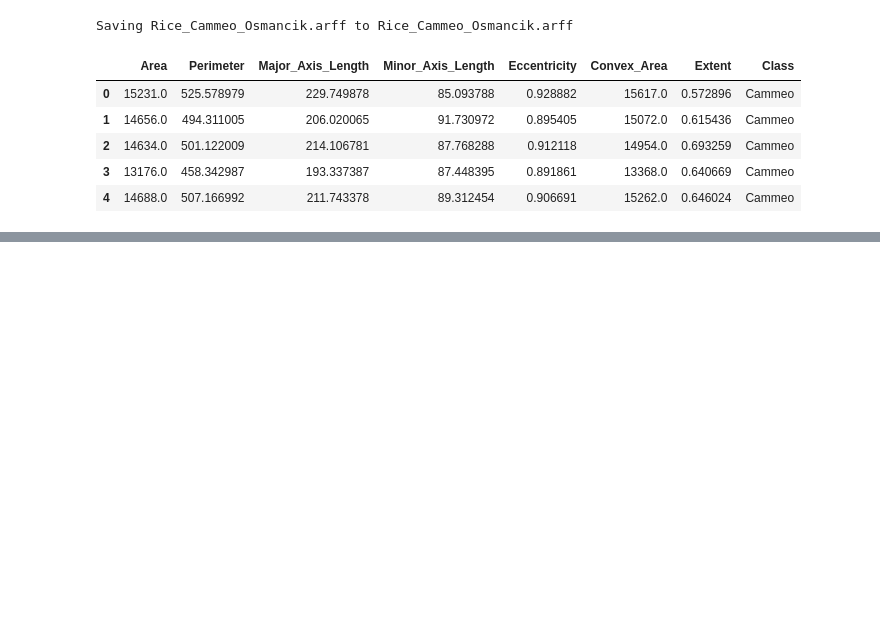
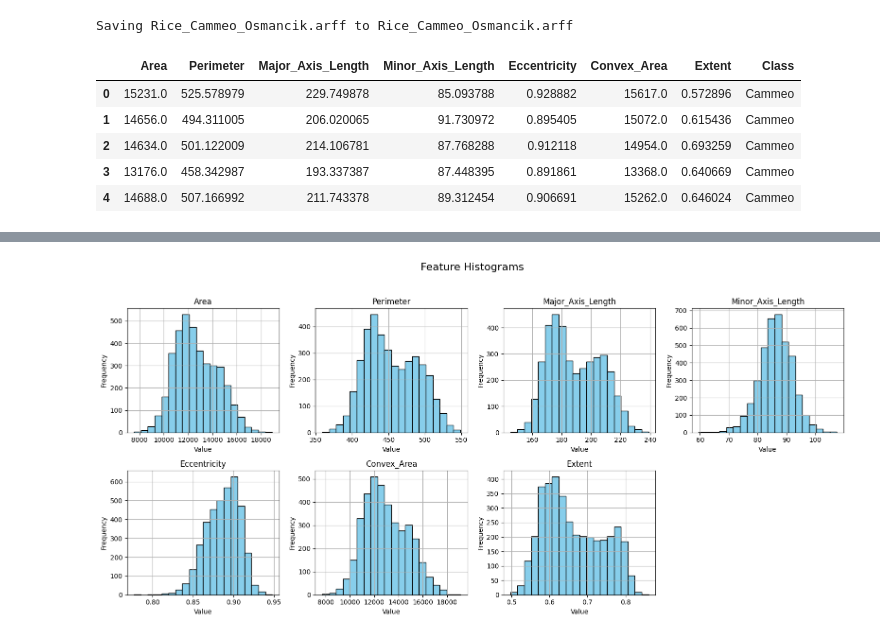
Before and after one commit to irtizzaaa/Machine-Learning-Assignment, a Jupyter notebook: ML_Task1.ipynb, the cells around one changed output, grey strips where cells are left out. Drawn from its saved outputs; the diff is of its cells as text; code cells hidden in the pictures; blank space fills up the shorter version.

```diff
--- a/ML_Task1.ipynb
+++ b/ML_Task1.ipynb
@@ -159,0 +78,25 @@ else:
+# %%
+# Set up a 2x4 grid for subplots to display each feature's histogram
+fig, axes = plt.subplots(2, 4, figsize=(16, 8))  # Adjust size for smaller individual plots
+fig.suptitle("Feature Histograms", fontsize=16)
+
+# List of features in the dataset
+features = df.columns[:-1]  # Assuming the last column is the target 'Class'
+
+# Plot each feature in a separate subplot
+for i, feature in enumerate(features):
+    row, col = divmod(i, 4)
+    df[feature].hist(bins=20, ax=axes[row, col], color='skyblue', edgecolor='black')
+    axes[row, col].set_title(feature)
+    axes[row, col].set_xlabel("Value")
+    axes[row, col].set_ylabel("Frequency")
+
+# Remove any empty subplot if number of features < 8
+for j in range(i+1, 8):
+    row, col = divmod(j, 4)
+    fig.delaxes(axes[row, col])
+
+plt.tight_layout(rect=[0, 0.03, 1, 0.95])  # Adjust layout to fit title and reduce spacing
+plt.show()
+# %% [output]
+[figure, added]
```
Also changed, not shown: parts of 18 cells of this notebook.
